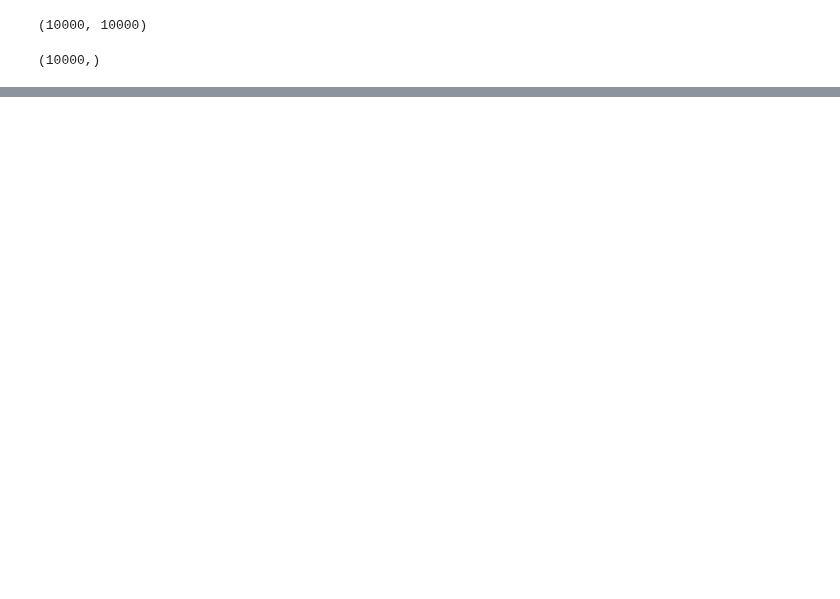
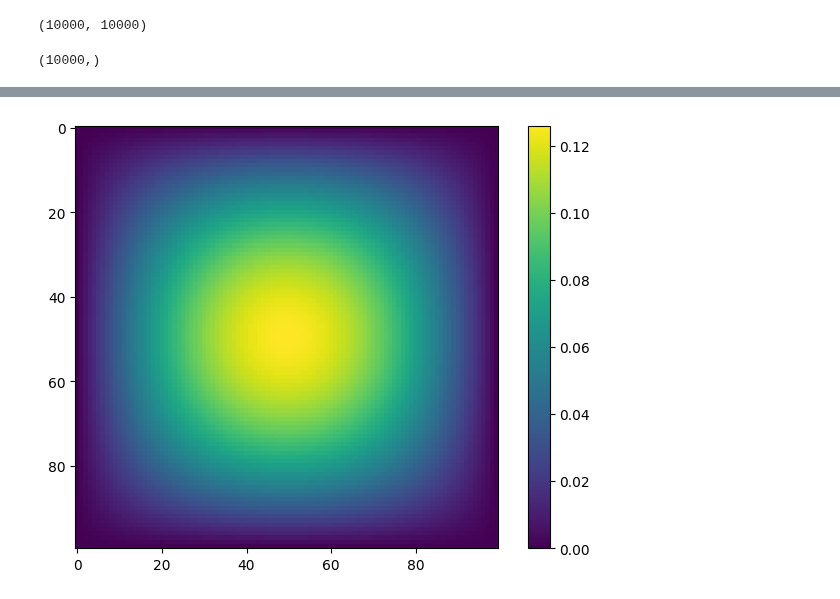
Before and after one commit to corinnawegner/Computational-physics, a Jupyter notebook: Project 4/Problem 1.ipynb, the cells around one changed output, grey strips where cells are left out. Drawn from its saved outputs; the diff is of its cells as text; code cells hidden in the pictures; blank space fills up the shorter version.

```diff
--- a/Project 4/Problem 1.ipynb
+++ b/Project 4/Problem 1.ipynb
@@ -143,0 +213,9 @@ plt.legend()
+# %%
+x_end_JR_reshaped = x_end_JR.reshape((L,L))
+fig_1, ax_1 = plt.subplots()
+im = ax_1.imshow(x_end_JR_reshaped)
+cbar = fig_1.colorbar(im, ax=ax_1)
+plt.tight_layout()
+plt.show()
+# %% [output]
+[figure, added]
```
Also changed, not shown: parts of 12 cells of this notebook.
